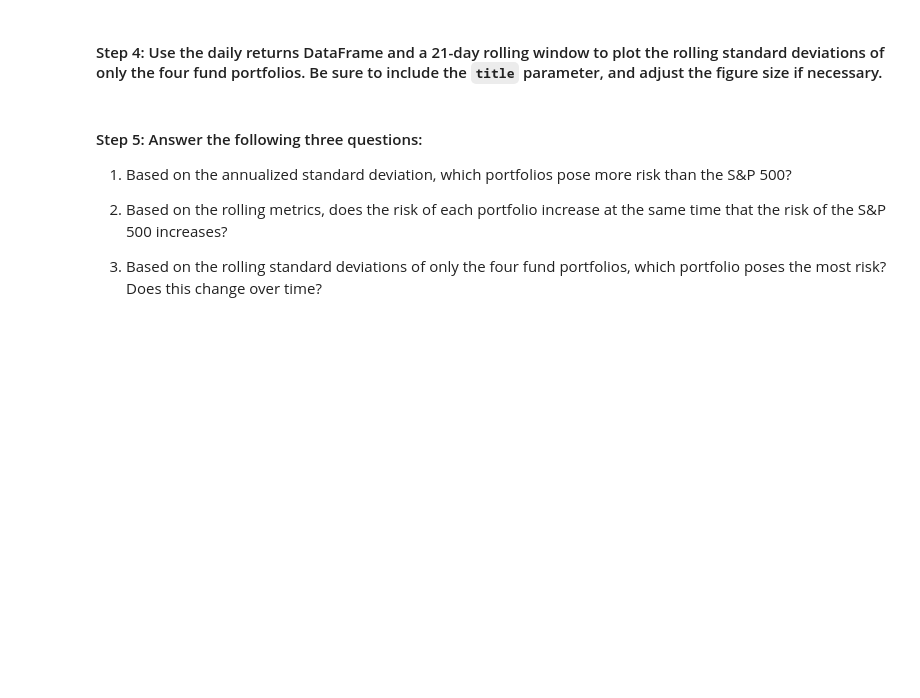
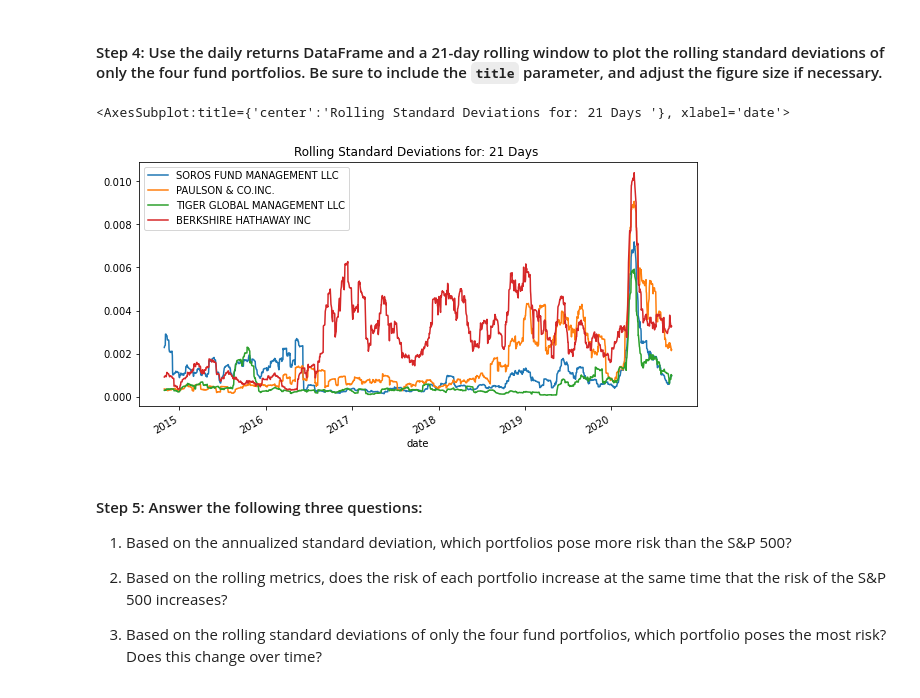
Before and after one commit to dev8125/Investment-Risk-Reward-Analysis, a Jupyter notebook: Starter_Code-5/risk_return_analysis.ipynb, the cells around one changed output. Drawn from its saved outputs; the diff is of its cells as text; code cells hidden in the pictures; blank space fills up the shorter version.

```diff
--- a/Starter_Code-5/risk_return_analysis.ipynb
+++ b/Starter_Code-5/risk_return_analysis.ipynb
@@ -304,7 +304,10 @@ daily_returns_df.rolling(window_size).std().plot(figsize=(10,5), title=f'Rolling
 # %%
 # Using the daily return data and a 21-day rolling window, plot the rolling standard deviation of just the 4 portfolios.
 # Include a title parameter and adjust the figure size
-# YOUR CODE HERE
+fund_daily_returns.rolling(window_size).std().plot(figsize=(10,5), title= f'Rolling Standard Deviations for: {window_size} Days ')
+# %% [output]
+<AxesSubplot:title={'center':'Rolling Standard Deviations for: 21 Days '}, xlabel='date'>
+[figure, added]
 # %% [markdown]
 #### Step 5: Answer the following three questions:
 
```
Also changed, not shown: parts of 18 cells of this notebook.
